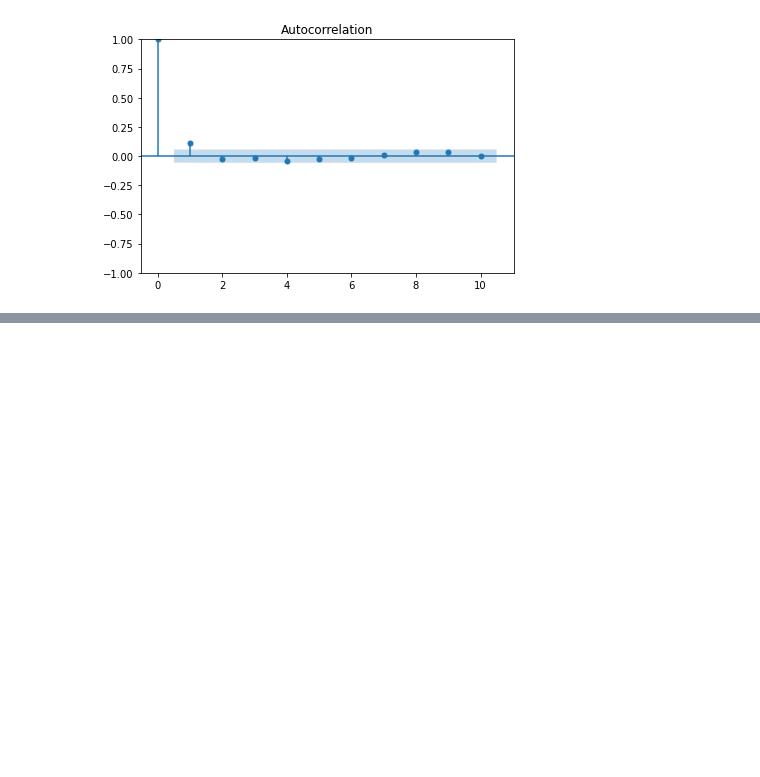
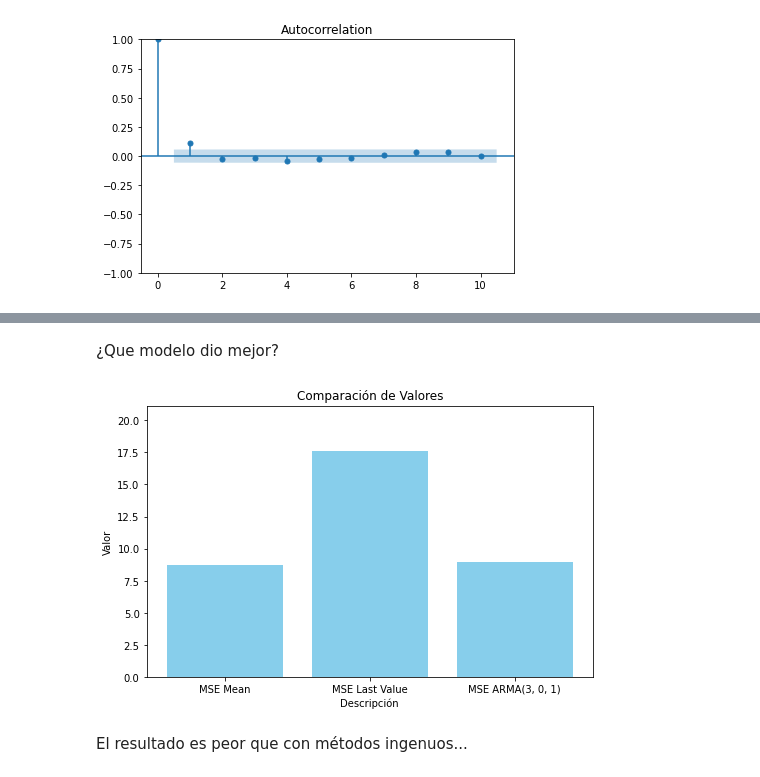
Before and after one commit to PabloSoligo2014/3670-UNLaM-CD, a Jupyter notebook: 09_TimeSeries_UnderDevelopment/Ethereum.ipynb, the cells around one changed output, grey strips where cells are left out. Drawn from its saved outputs; the diff is of its cells as text; code cells hidden in the pictures; blank space fills up the shorter version.

```diff
--- a/09_TimeSeries_UnderDevelopment/Ethereum.ipynb
+++ b/09_TimeSeries_UnderDevelopment/Ethereum.ipynb
@@ -85,0 +149,25 @@ plt.show()
+# %% [markdown]
+¿Que modelo dio mejor?
+# %%
+from sklearn.metrics import mean_squared_error
+mse_mean    = mean_squared_error(test['values_diff'], test['pred_mean'])
+mse_last    = mean_squared_error(test['values_diff'], test['pred_last_value'])
+mse_MA      = mean_squared_error(test['values_diff'], test['pred_ARMA'])
+
+df_comm = pd.DataFrame({
+    'Descripción': ['MSE Mean', 'MSE Last Value', f'MSE ARMA{order}'],
+    'Valor': [mse_mean, mse_last, mse_MA]
+})
+
+plt.figure(figsize=(8, 5))
+plt.bar(df_comm['Descripción'], df_comm['Valor'], color='skyblue')
+
+plt.title('Comparación de Valores')
+plt.xlabel('Descripción')
+plt.ylabel('Valor')
+plt.ylim(0, max(df_comm['Valor']) * 1.2)  # margen superior
+plt.show()
+# %% [output]
+[figure, added]
+# %% [markdown]
+El resultado es peor que con métodos ingenuos...
```
Also changed, not shown: parts of 14 cells of this notebook.
